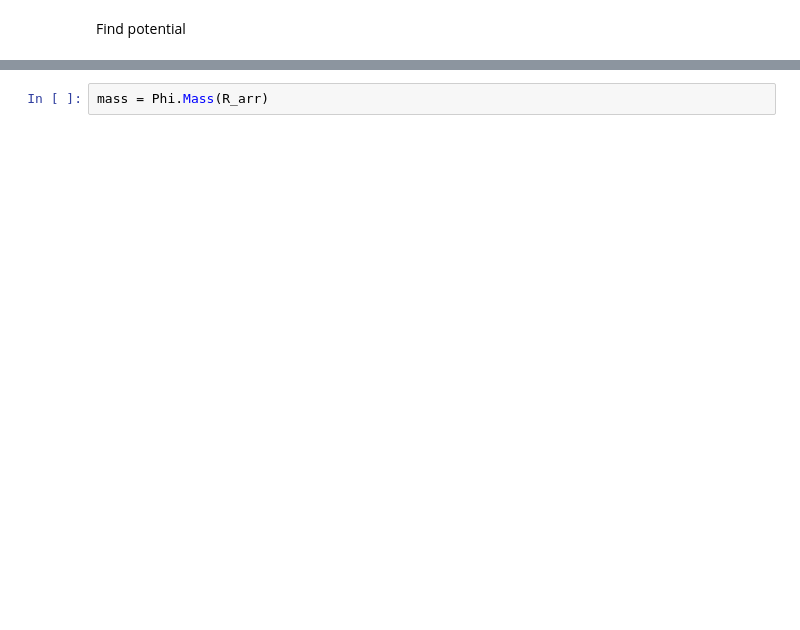
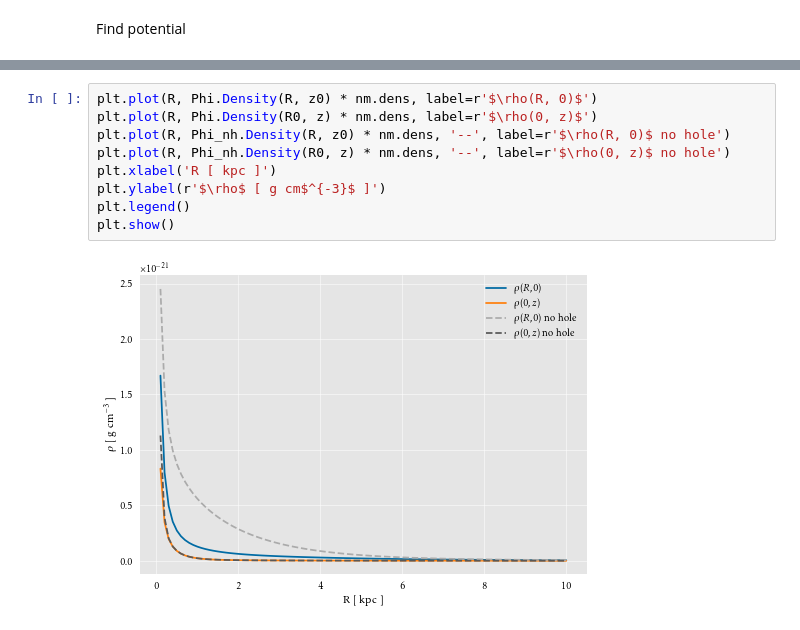
Before and after one commit to aywander/GalPot, a Jupyter notebook: GalPotPython_MWAGN.ipynb, the cells around one changed output, grey strips where cells are left out. Drawn from its saved outputs; the diff is of its cells as text; blank space fills up the shorter version.

```diff
--- a/GalPotPython_MWAGN.ipynb
+++ b/GalPotPython_MWAGN.ipynb
@@ -112,2 +96,11 @@ Find mass within a given radius
-# %%
-mass = Phi.Mass(R_arr)
+# %%
+plt.plot(R, Phi.Density(R, z0) * nm.dens, label=r'$\rho(R, 0)$')
+plt.plot(R, Phi.Density(R0, z) * nm.dens, label=r'$\rho(0, z)$')
+plt.plot(R, Phi_nh.Density(R, z0) * nm.dens, '--', label=r'$\rho(R, 0)$ no hole')
+plt.plot(R, Phi_nh.Density(R0, z) * nm.dens, '--', label=r'$\rho(0, z)$ no hole')
+plt.xlabel('R [ kpc ]')
+plt.ylabel(r'$\rho$ [ g cm$^{-3}$ ]')
+plt.legend()
+plt.show()
+# %% [output]
+[figure, added]
```
Also changed, not shown: parts of 23 cells of this notebook, 3 other files.
